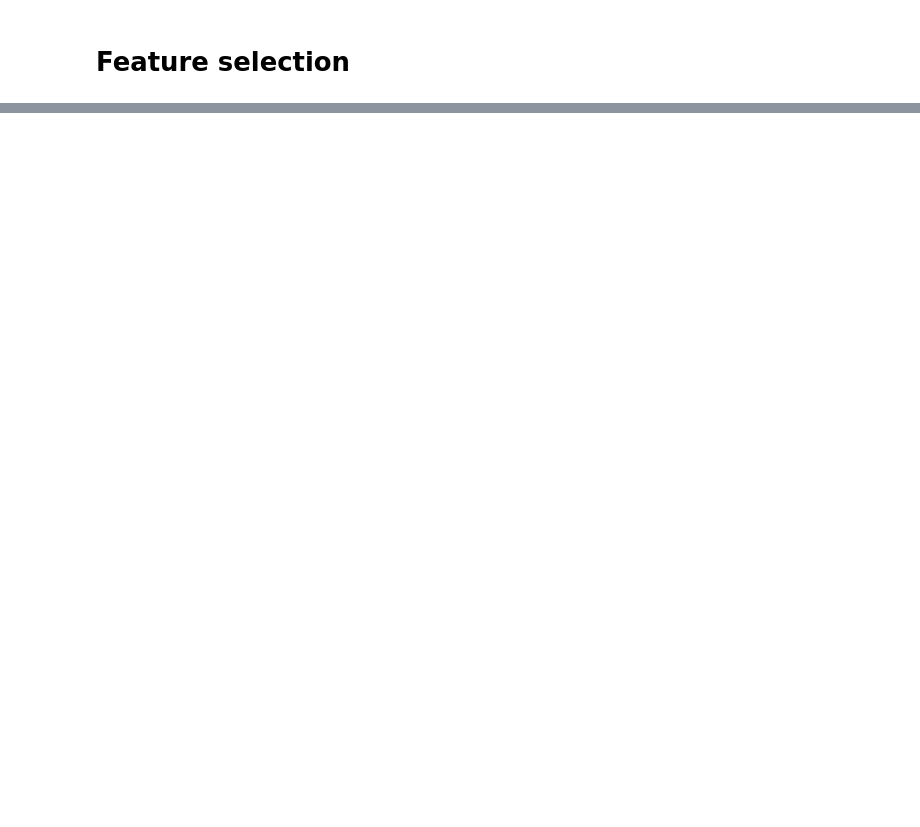
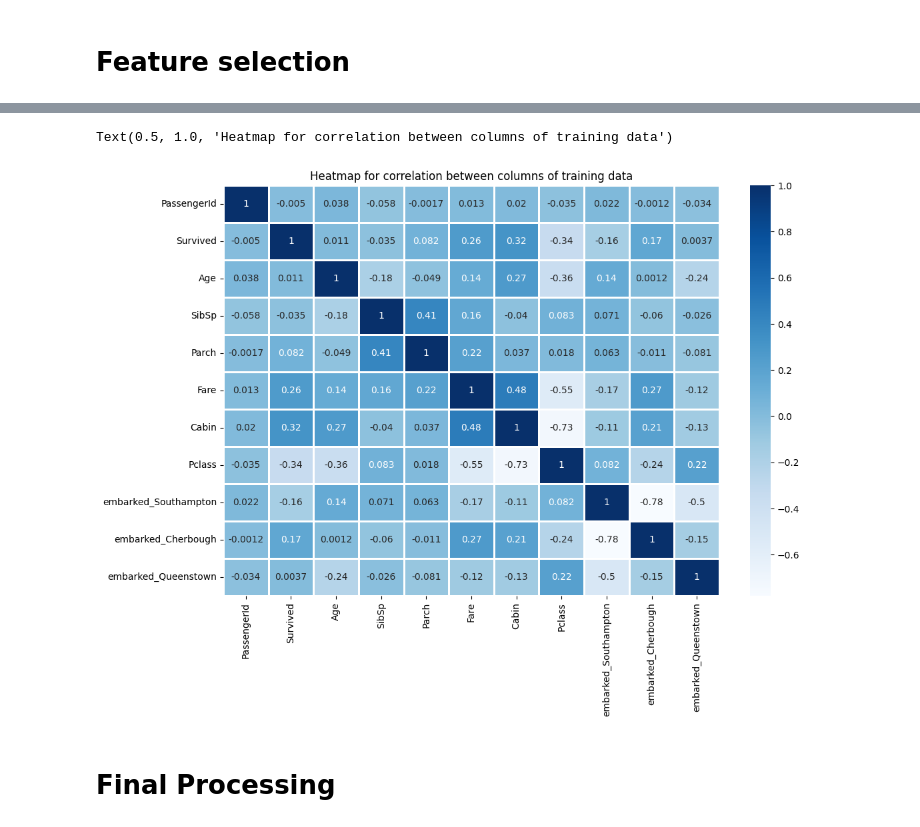
Before and after one commit to UlrikThygePedersen/Machine_Learning_Models, a Jupyter notebook: Models/Kaggle/Titanic - Machine Learning from Disaster/Titanic_Notebook.ipynb, the cells around one changed output, grey strips where cells are left out. Cells and saved outputs as stored; diff of their text form; code cells hidden in the pictures; blank space fills up the shorter version.

```diff
--- a/Models/Kaggle/Titanic - Machine Learning from Disaster/Titanic_Notebook.ipynb
+++ b/Models/Kaggle/Titanic - Machine Learning from Disaster/Titanic_Notebook.ipynb
@@ -357,0 +347,19 @@ plt.show()
+# %%
+# change cabin names and numbers to cabin yes or no
+
+df_train['Cabin'] = df_train['Cabin'].apply(lambda x: 1 if not pd.isnull(x) else 0)
+
+# change male/female to 0 and 1
+
+df_train.loc[df_train['Sex'] == 'male', 'Sex'] = 0
+df_train.loc[df_train['Sex'] == 'female', 'Sex'] = 1
+
+# One-Hot encode Embarkation
+
+df_train.loc[df_train['Embarked'] == 'S', 'embarked_Southampton'] = 1
+df_train.loc[df_train['Embarked'] == 'C', 'embarked_Cherbough'] = 1
+df_train.loc[df_train['Embarked'] == 'Q', 'embarked_Queenstown'] = 1
+
+df_train = df_train.drop('Embarked', axis = 1)
+
+df_train = df_train.replace(np.nan, 0)
@@ -357,0 +393,29 @@ plt.show()
+# %%
+# Heatmap of correlation matrix for training data columns
+
+fig, ax = plt.subplots(figsize=(12,8))
+
+sns.heatmap((df_train[[
+            'PassengerId',
+            'Survived',
+            'Age',
+            'SibSp',
+            'Parch',
+            'Fare',
+            'Cabin',
+            'Pclass',
+            'embarked_Southampton',
+            'embarked_Cherbough',
+            'embarked_Queenstown'
+            ]].corr()),
+            linewidths=1,
+            cmap=plt.cm.Blues,
+            annot=True,
+            ax=ax)
+
+plt.title('Heatmap for correlation between columns of training data')
+# %% [output]
+Text(0.5, 1.0, 'Heatmap for correlation between columns of training data')
+[figure, added]
+# %% [markdown]
+# Final Processing
```
Also changed, not shown: parts of 26 cells of this notebook.
